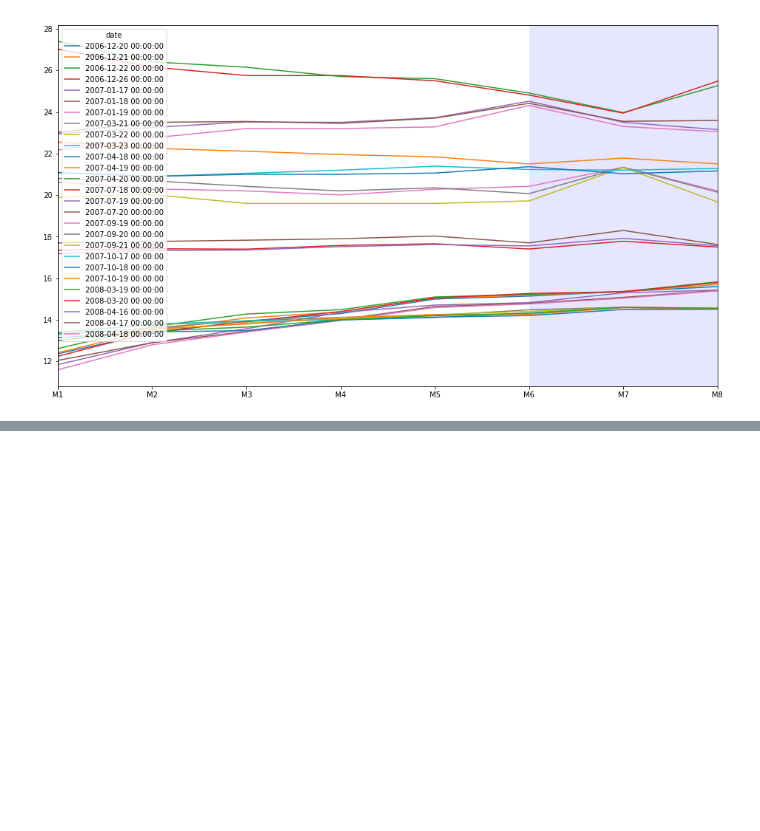
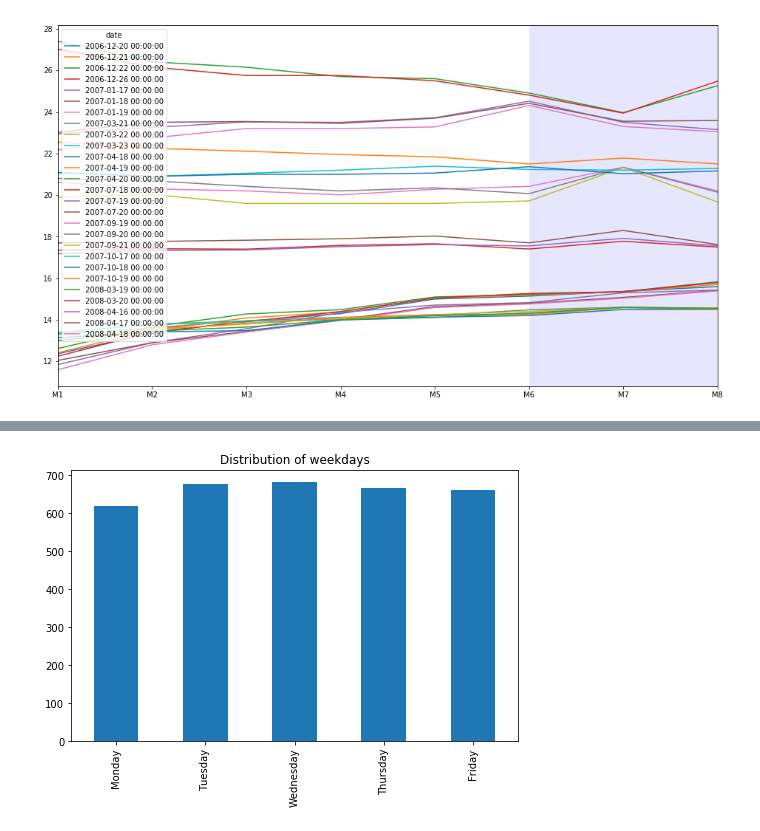
Before and after one commit to leyhline/vix-term-structure, a Jupyter notebook: overview.ipynb, the cells around one changed output, grey strips where cells are left out. Cells and saved outputs as stored; diff of their text form; code cells hidden in the pictures; blank space fills up the shorter version.

Commit message:
Some analysis about the distribution of weekdays

```diff
--- a/overview.ipynb
+++ b/overview.ipynb
@@ -221,0 +208,2 @@ annual
+# %%
+dates = pd.Series(xm_settle.index)
@@ -221,0 +221,10 @@ annual
+# %%
+weekdays = dates.map(operator.methodcaller("weekday"))
+name_of_weekday = tuple(calendar.day_name)
+weekdays = weekdays.groupby(weekdays).count()
+weekdays.index = weekdays.index.map(lambda x: name_of_weekday[x])
+weekdays.plot.bar(figsize=(8,5))
+plt.title("Distribution of weekdays")
+plt.show()
+# %% [output]
+[figure, added]
```
Also changed, not shown: parts of 7 cells of this notebook.
